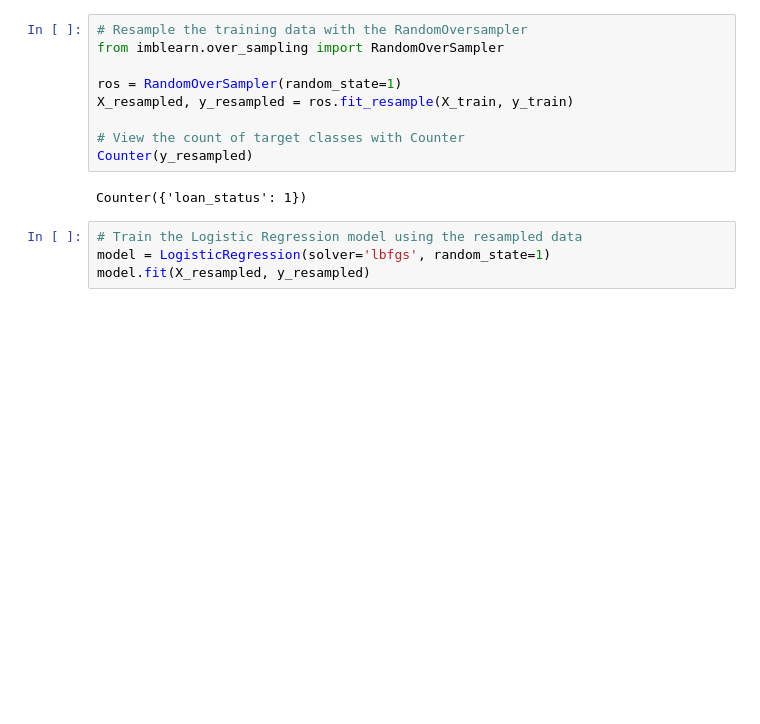
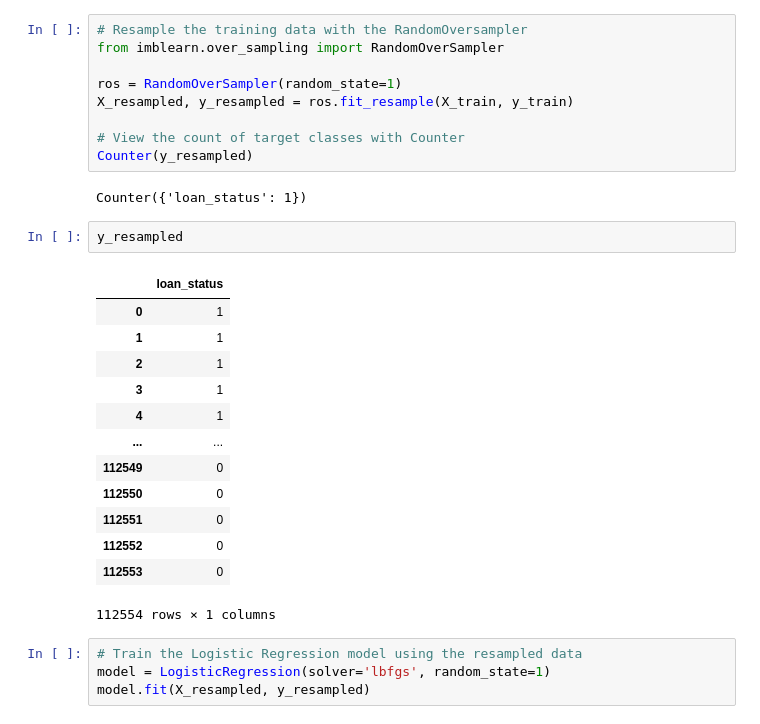
Before and after one commit to mikerae1/Machine_Learning_Models, a Jupyter notebook: Starter_Code/credit_risk_resampling.ipynb, the cells around one changed output. Saved outputs shown, nothing was run; the diff lists cells and outputs as text; blank space fills up the shorter version.

```diff
--- a/Starter_Code/credit_risk_resampling.ipynb
+++ b/Starter_Code/credit_risk_resampling.ipynb
@@ -179,6 +201,22 @@ X_resampled, y_resampled = ros.fit_resample(X_train, y_train)
 Counter(y_resampled)
 # %% [output]
 Counter({'loan_status': 1})
+# %%
+y_resampled
+# %% [output]
+|  | loan_status |
+| 0 | 1 |
+| 1 | 1 |
+| 2 | 1 |
+| 3 | 1 |
+| 4 | 1 |
+| ... | ... |
+| 112549 | 0 |
+| 112550 | 0 |
+| 112551 | 0 |
+| 112552 | 0 |
+| 112553 | 0 |
+112554 rows × 1 columns
 # %%
 # Train the Logistic Regression model using the resampled data
 model = LogisticRegression(solver='lbfgs', random_state=1)
```
Also changed, not shown: parts of 17 cells of this notebook.
